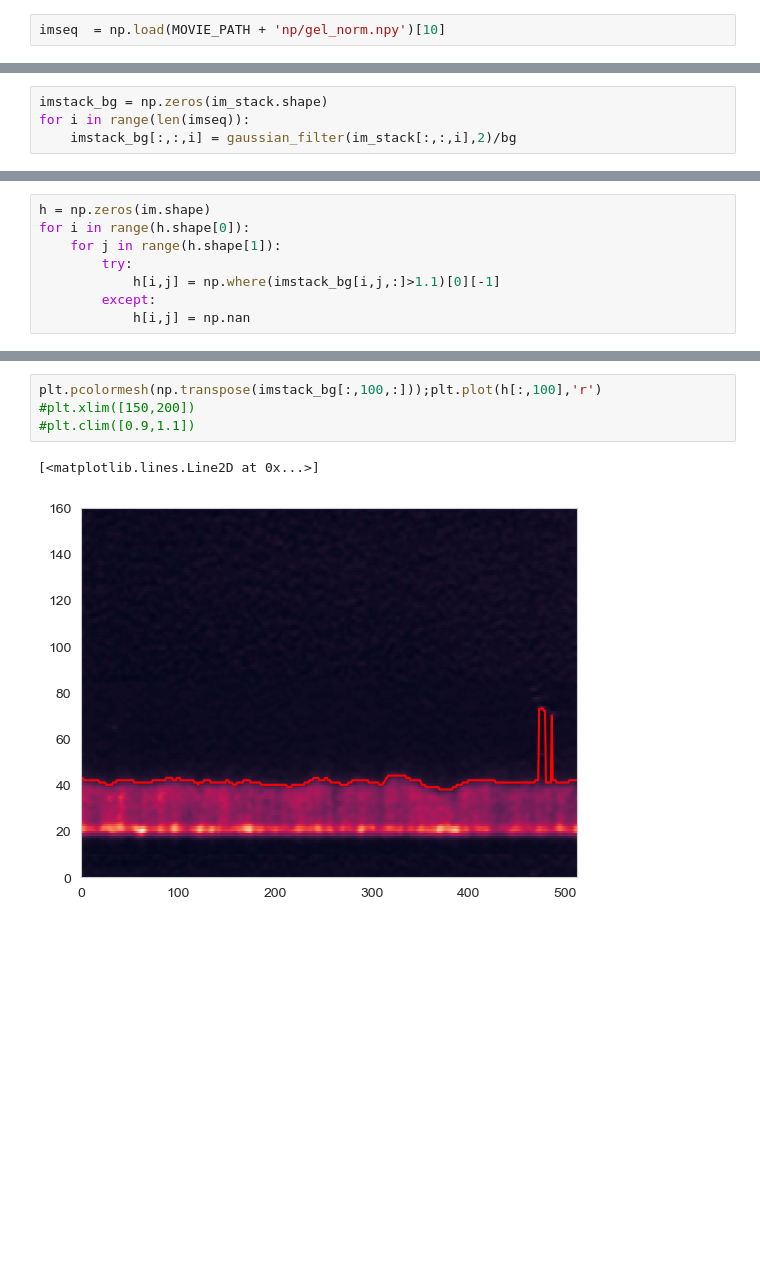
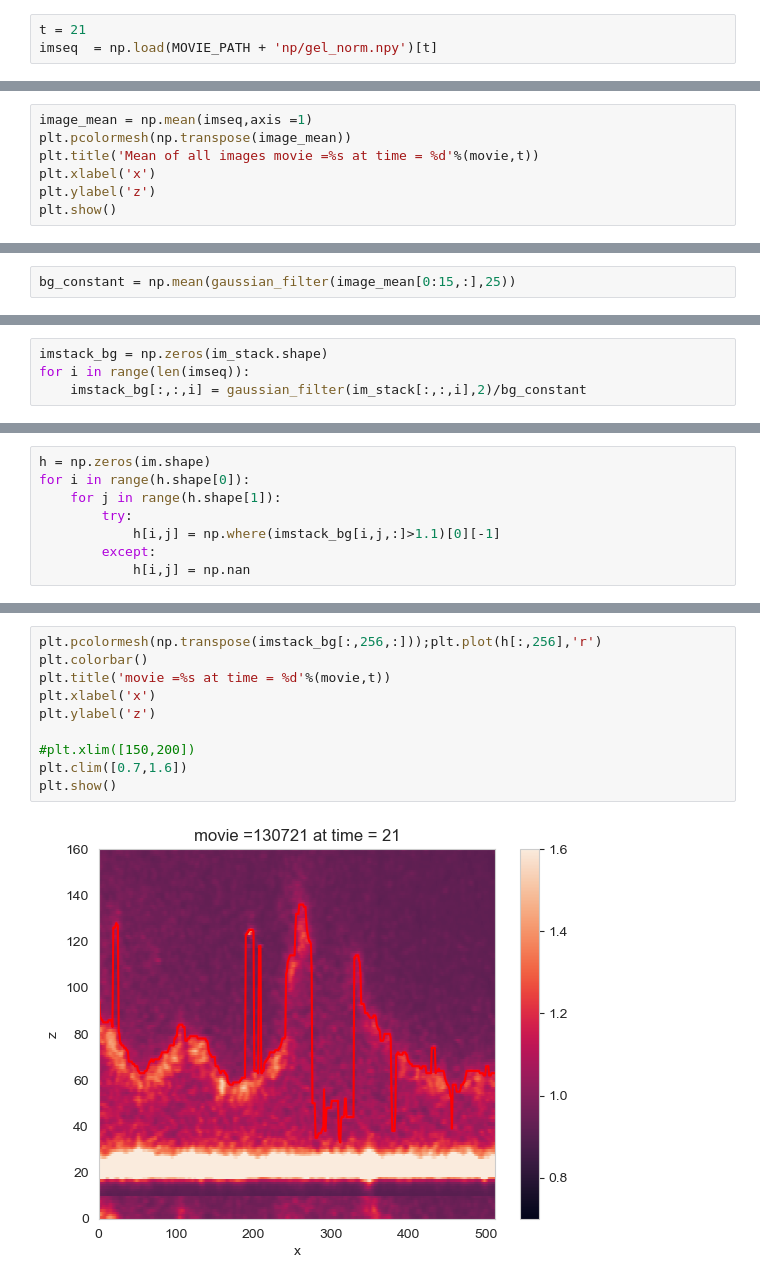
Before and after one commit to amityu/gel_sheets, a Jupyter notebook: external files/ammended surface detection first attempt.ipynb, the cells around one changed output, grey strips where cells are left out. Saved outputs shown, nothing was run; the diff lists cells and outputs as text; blank space fills up the shorter version.

```diff
--- a/external files/ammended surface detection first attempt.ipynb
+++ b/external files/ammended surface detection first attempt.ipynb
@@ -20,3 +20,4 @@ imseq =pims.ImageSequence(datapath+'/*.tif')
 # %%
-imseq  = np.load(MOVIE_PATH + 'np/gel_norm.npy')[10]
+t = 21
+imseq  = np.load(MOVIE_PATH + 'np/gel_norm.npy')[t]
 # %%
@@ -35,3 +36,10 @@ print(im_stack.shape)
 # %% [output]
 (512, 512)
 (512, 512, 160)
+# %%
+image_mean = np.mean(imseq,axis =1)
+plt.pcolormesh(np.transpose(image_mean))
+plt.title('Mean of all images movie =%s at time = %d'%(movie,t))
+plt.xlabel('x')
+plt.ylabel('z')
+plt.show()
@@ -38,3 +48,5 @@ print(im_stack.shape)
+# %%
+bg_constant = np.mean(gaussian_filter(image_mean[0:15,:],25))
 # %%
 plt.figure()
 for i  in range(0,im_stack.shape[1],50):
@@ -50,7 +63,7 @@ plt.imshow(bg); plt.colorbar()
 # %%
 imstack_bg = np.zeros(im_stack.shape)
 for i in range(len(imseq)):
-    imstack_bg[:,:,i] = gaussian_filter(im_stack[:,:,i],2)/bg
+    imstack_bg[:,:,i] = gaussian_filter(im_stack[:,:,i],2)/bg_constant
 # %%
 plt.figure()
 for i  in range(0,imstack_bg.shape[1],50):
@@ -88,7 +101,12 @@ plt.colorbar()
 # %%
-plt.pcolormesh(np.transpose(imstack_bg[:,100,:]));plt.plot(h[:,100],'r')
+plt.pcolormesh(np.transpose(imstack_bg[:,256,:]));plt.plot(h[:,256],'r')
+plt.colorbar()
+plt.title('movie =%s at time = %d'%(movie,t))
+plt.xlabel('x')
+plt.ylabel('z')
+
 #plt.xlim([150,200])
-#plt.clim([0.9,1.1])
+plt.clim([0.7,1.6])
+plt.show()
 # %% [output]
-[<matplotlib.lines.Line2D at 0x...>]
-[figure, old version]
+[figure, new version]
```
Also changed, not shown: parts of 10 cells of this notebook, 2 other files.
